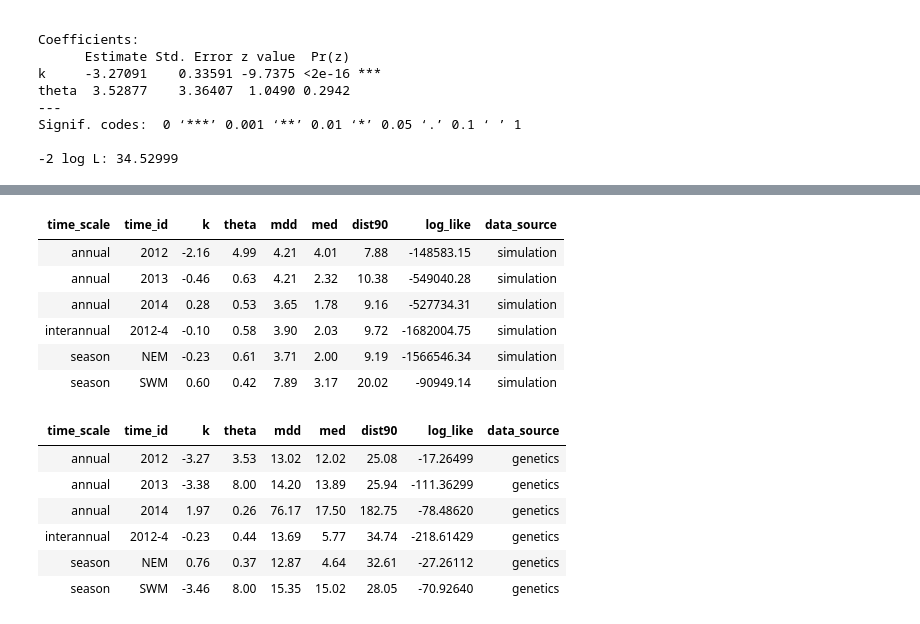
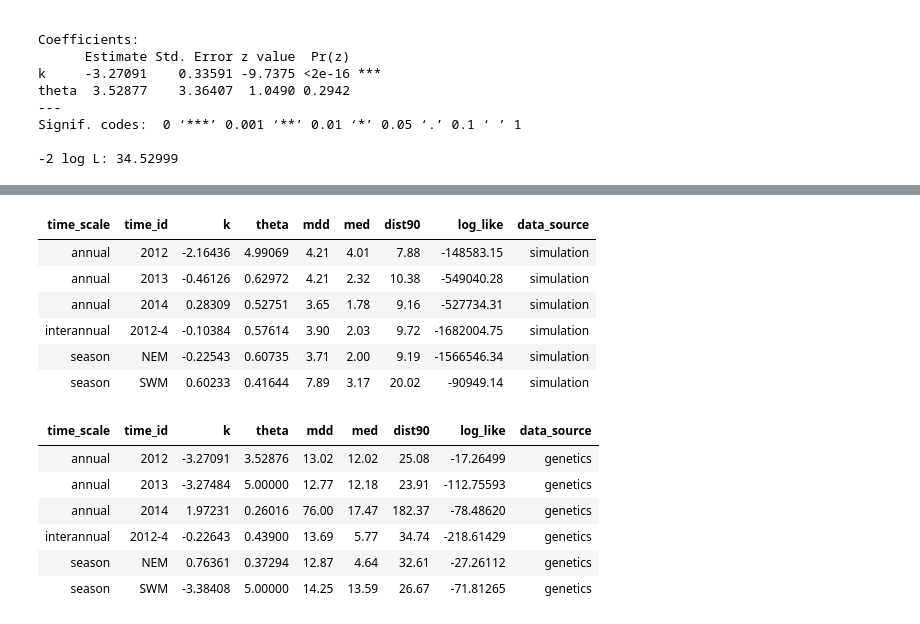
Before and after one commit to pinskylab/CamotesROMS, a Jupyter notebook: notebooks/fit_data.ipynb, the cells around one changed output, grey strips where cells are left out. Cells and saved outputs as stored; diff of their text form; code cells hidden in the pictures.

Commit message:
fixing past commit issues. Includes plots and improved kernels fits, plus annual monsoon time scale kernels

```diff
--- a/notebooks/fit_data.ipynb
+++ b/notebooks/fit_data.ipynb
@@ -294,46 +307,46 @@ SimKernels$med[6] <- MedSWM
 SimKernels$dist90[6] <- Dist90_SWM
 SimKernels$log_like[6] <- logLik(SimSWMFit)[1]
 
-SimKernels[, `:=`(k=round(k, 2), theta=round(theta, 2), mdd=round(mdd, 2), med=round(med, 2), dist90=round(dist90, 2), data_source="simulation"), by="time_id"]
+SimKernels[, `:=`(k=round(k, 5), theta=round(theta, 5), mdd=round(mdd, 2), med=round(med, 2), dist90=round(dist90, 2), data_source="simulation"), by="time_id"]
 
-#fwrite(SimKernels, file="~/oceanography/script_output/KernelFits/SimulationKernelFits.csv")
+fwrite(SimKernels, file="~/oceanography/script_output/KernelFits/SimulationKernelFits.csv")
 
 
 SimKernels
 # %% [output]
 | time_scale | time_id | k | theta | mdd | med | dist90 | log_like | data_source |
-| annual | 2012 | -2.16 | 4.99 | 4.21 | 4.01 | 7.88 | -148583.15 | simulation |
-| annual | 2013 | -0.46 | 0.63 | 4.21 | 2.32 | 10.38 | -549040.28 | simulation |
-| annual | 2014 | 0.28 | 0.53 | 3.65 | 1.78 | 9.16 | -527734.31 | simulation |
-| interannual | 2012-4 | -0.10 | 0.58 | 3.90 | 2.03 | 9.72 | -1682004.75 | simulation |
-| season | NEM | -0.23 | 0.61 | 3.71 | 2.00 | 9.19 | -1566546.34 | simulation |
-| season | SWM | 0.60 | 0.42 | 7.89 | 3.17 | 20.02 | -90949.14 | simulation |
+| annual | 2012 | -2.16436 | 4.99069 | 4.21 | 4.01 | 7.88 | -148583.15 | simulation |
+| annual | 2013 | -0.46126 | 0.62972 | 4.21 | 2.32 | 10.38 | -549040.28 | simulation |
+| annual | 2014 | 0.28309 | 0.52751 | 3.65 | 1.78 | 9.16 | -527734.31 | simulation |
+| interannual | 2012-4 | -0.10384 | 0.57614 | 3.90 | 2.03 | 9.72 | -1682004.75 | simulation |
+| season | NEM | -0.22543 | 0.60735 | 3.71 | 2.00 | 9.19 | -1566546.34 | simulation |
+| season | SWM | 0.60233 | 0.41644 | 7.89 | 3.17 | 20.02 | -90949.14 | simulation |
 # %%
 #genetic data with same reef metadata structure as model
 
 par_data2012 <- list(Distances=Distances, Assignments=KernelGenMat2012, Sampled_reefs=t(as.matrix(SiteIndex[site %in% SurveyData[year==2012 & prop_anem_samp >0 , site], .(index)])),
                   Reef_sizes=reef_sizes, Adult_sample_proportions=as.matrix(SurveyData[year==2012 & prop_anem_samp >0, .(prop_anem_samp)]))
-Gen2012Fit <- suppressWarnings(mle2(LL_kt_bbmle, start=list(k=-3, theta=1), lower=c(-10, 0.15), upper=c(10, 8), method="L-BFGS-B", data=par_data2012, control=list(maxit=500)))
+Gen2012Fit <- suppressWarnings(mle2(LL_kt_bbmle, start=list(k=-3, theta=1), lower=c(-10, 0.15), upper=c(10, 5), method="L-BFGS-B", data=par_data2012, control=list(maxit=500)))
 
 par_data2013 <- list(Distances=Distances, Assignments=KernelGenMat2013, Sampled_reefs=t(as.matrix(SiteIndex[site %in% SurveyData[year==2013 & prop_anem_samp >0 , site], .(index)])),
                   Reef_sizes=reef_sizes, Adult_sample_proportions=as.matrix(SurveyData[year==2013 & prop_anem_samp >0, .(prop_anem_samp)]))
-Gen2013Fit <- suppressWarnings(mle2(LL_kt_bbmle, start=list(k=-3, theta=1), lower=c(-10, 0.15), upper=c(10, 8), method="L-BFGS-B", data=par_data2013, control=list(maxit=500)))
+Gen2013Fit <- suppressWarnings(mle2(LL_kt_bbmle, start=list(k=-3, theta=1), lower=c(-10, 0.15), upper=c(10, 5), method="L-BFGS-B", data=par_data2013, control=list(maxit=500)))
 
 par_data2014 <- list(Distances=Distances, Assignments=KernelGenMat2014, Sampled_reefs=t(as.matrix(SiteIndex[site %in% SurveyData[year==2014 & prop_anem_samp >0 , site], .(index)])),
                   Reef_sizes=reef_sizes, Adult_sample_proportions=as.matrix(SurveyData[year==2014 & prop_anem_samp >0, .(prop_anem_samp)]))
-Gen2014Fit <- suppressWarnings(mle2(LL_kt_bbmle, start=list(k=-3, theta=1), lower=c(-10, 0.15), upper=c(10, 8), method="L-BFGS-B", data=par_data2014, control=list(maxit=500)))
+Gen2014Fit <- suppressWarnings(mle2(LL_kt_bbmle, start=list(k=-3, theta=1), lower=c(-10, 0.15), upper=c(10, 5), method="L-BFGS-B", data=par_data2014, control=list(maxit=500)))
 
 par_data2012_4 <- list(Distances=Distances, Assignments=KernelGenMat2012_4, Sampled_reefs=t(as.matrix(SiteIndex[site %in% SurveyData[year==2014 & prop_anem_samp >0 , site], .(index)])),
                   Reef_sizes=reef_sizes, Adult_sample_proportions=as.matrix(SurveyData[year==2014 & prop_anem_samp >0, .(prop_anem_samp)]))
-Gen2012_4Fit <- suppressWarnings(mle2(LL_kt_bbmle, start=list(k=-3, theta=1), lower=c(-10, 0.15), upper=c(10, 8), method="L-BFGS-B", data=par_data2012_4, control=list(maxit=500)))
+Gen2012_4Fit <- suppressWarnings(mle2(LL_kt_bbmle, start=list(k=-3, theta=1), lower=c(-10, 0.15), upper=c(10, 5), method="L-BFGS-B", data=par_data2012_4, control=list(maxit=500)))
 
 par_dataNEM <- list(Distances=Distances, Assignments=KernelGenMatNEM, Sampled_reefs=t(as.matrix(SiteIndex[site %in% SurveyData[year==2014 & prop_anem_samp >0 , site], .(index)])),
                   Reef_sizes=reef_sizes, Adult_sample_proportions=as.matrix(SurveyData[year==2014 & prop_anem_samp >0, .(prop_anem_samp)]))
-GenNEMFit <- suppressWarnings(mle2(LL_kt_bbmle, start=list(k=-3, theta=1), lower=c(-10, 0.15), upper=c(10, 8), method="L-BFGS-B", data=par_dataNEM, control=list(maxit=500)))
+GenNEMFit <- suppressWarnings(mle2(LL_kt_bbmle, start=list(k=-3, theta=1), lower=c(-10, 0.15), upper=c(10, 5), method="L-BFGS-B", data=par_dataNEM, control=list(maxit=500)))
 
 par_dataSWM <- list(Distances=Distances, Assignments=KernelGenMatSWM, Sampled_reefs=t(as.matrix(SiteIndex[site %in% SurveyData[year==2014 & prop_anem_samp >0 , site], .(index)])),
                   Reef_sizes=reef_sizes, Adult_sample_proportions=as.matrix(SurveyData[year==2014 & prop_anem_samp >0, .(prop_anem_samp)]))
-GenSWMFit <- suppressWarnings(mle2(LL_kt_bbmle, start=list(k=-3, theta=1), lower=c(-10, 0.15), upper=c(10, 8), method="L-BFGS-B", data=par_dataSWM, control=list(maxit=500)))
+GenSWMFit <- suppressWarnings(mle2(LL_kt_bbmle, start=list(k=-3, theta=1), lower=c(-10, 0.15), upper=c(10, 5), method="L-BFGS-B", data=par_dataSWM, control=list(maxit=500)))
 # %%
 #make a summary table for all time frames of genetic data
 GenKernels <- as.data.frame(matrix(NA, nrow = 6, ncol = 8))
@@ -423,39 +436,39 @@ GenKernels$time_id[5] <- "NEM"
 GenKernels$k[5] <-  BestKNEM
 GenKernels$theta[5] <- BestThetaNEM
 GenKernels$mdd[5] <- MDDNEM
 GenKernels$med[5] <- MedNEM
 GenKernels$dist90[5] <- Dist90_NEM
 GenKernels$log_like[5] <- logLik(GenNEMFit)[1]
 
 BestKSWM <- as.numeric(coef(GenSWMFit)[1])
 BestThetaSWM <- as.numeric(coef(GenSWMFit)[2])
 MDDSWM <- as.numeric(cubintegrate(integrate_kernel_sum1, lower = 0, upper = Inf, k=BestKSWM, theta=BestThetaSWM, , method = "pcubature")$integral)
 k_eval <- BestKSWM
 theta_eval <- BestThetaSWM
 MedSWM  <- round(nleqslv(x = 7, fn = cdf_solve)$x, 2)
 Dist90_SWM <- round(nleqslv(x = 7, fn = cdf_solve90)$x, 2)
 
 GenKernels$time_scale[6] <- "season"
 GenKernels$time_id[6] <- "SWM"
 GenKernels$k[6] <-  BestKSWM
 GenKernels$theta[6] <- BestThetaSWM
 GenKernels$mdd[6] <- MDDSWM
 GenKernels$med[6] <- MedSWM
 GenKernels$dist90[6] <- Dist90_SWM
 GenKernels$log_like[6] <- logLik(GenSWMFit)[1]
 
-GenKernels[, `:=`(k=round(k, 2), theta=round(theta, 2), mdd=round(mdd, 2), med=round(med, 2), dist90=round(dist90, 2), data_source="genetics"), by="time_id"]
+GenKernels[, `:=`(k=round(k, 5), theta=round(theta, 5), mdd=round(mdd, 2), med=round(med, 2), dist90=round(dist90, 2), data_source="genetics"), by="time_id"]
 
-#fwrite(GenKernels, file="~/oceanography/script_output/KernelFits/GeneticKernelFits.csv")
+fwrite(GenKernels, file="~/oceanography/script_output/KernelFits/GeneticKernelFits.csv")
 
 
 GenKernels
 # %% [output]
 | time_scale | time_id | k | theta | mdd | med | dist90 | log_like | data_source |
-| annual | 2012 | -3.27 | 3.53 | 13.02 | 12.02 | 25.08 | -17.26499 | genetics |
-| annual | 2013 | -3.38 | 8.00 | 14.20 | 13.89 | 25.94 | -111.36299 | genetics |
-| annual | 2014 | 1.97 | 0.26 | 76.17 | 17.50 | 182.75 | -78.48620 | genetics |
-| interannual | 2012-4 | -0.23 | 0.44 | 13.69 | 5.77 | 34.74 | -218.61429 | genetics |
-| season | NEM | 0.76 | 0.37 | 12.87 | 4.64 | 32.61 | -27.26112 | genetics |
-| season | SWM | -3.46 | 8.00 | 15.35 | 15.02 | 28.05 | -70.92640 | genetics |
+| annual | 2012 | -3.27091 | 3.52876 | 13.02 | 12.02 | 25.08 | -17.26499 | genetics |
+| annual | 2013 | -3.27484 | 5.00000 | 12.77 | 12.18 | 23.91 | -112.75593 | genetics |
+| annual | 2014 | 1.97231 | 0.26016 | 76.00 | 17.47 | 182.37 | -78.48620 | genetics |
+| interannual | 2012-4 | -0.22643 | 0.43900 | 13.69 | 5.77 | 34.74 | -218.61429 | genetics |
+| season | NEM | 0.76361 | 0.37294 | 12.87 | 4.64 | 32.61 | -27.26112 | genetics |
+| season | SWM | -3.38408 | 5.00000 | 14.25 | 13.59 | 26.67 | -71.81265 | genetics |
 # %%
```
Also changed, not shown: parts of 9 cells of this notebook, 17 other files.
